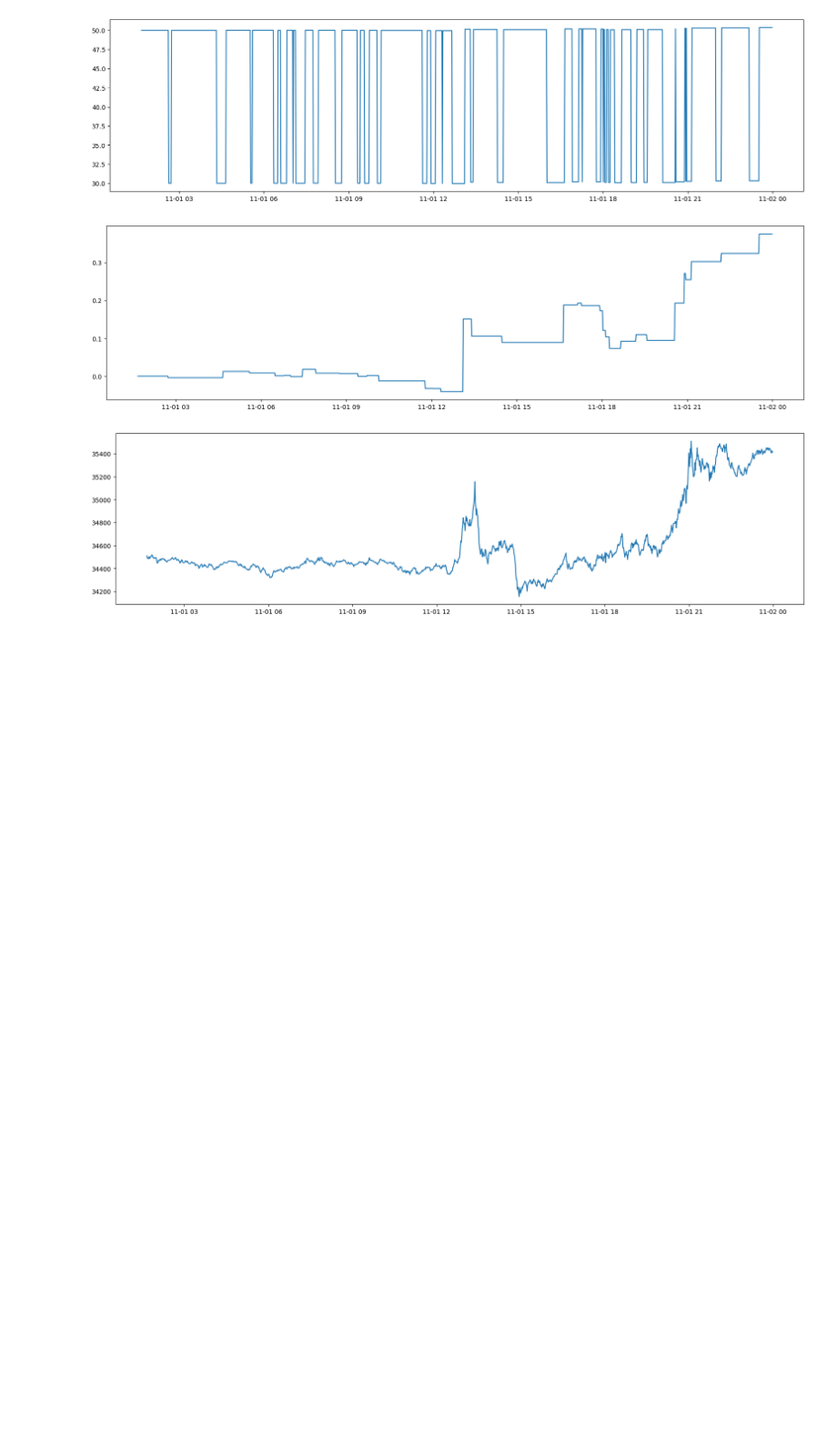
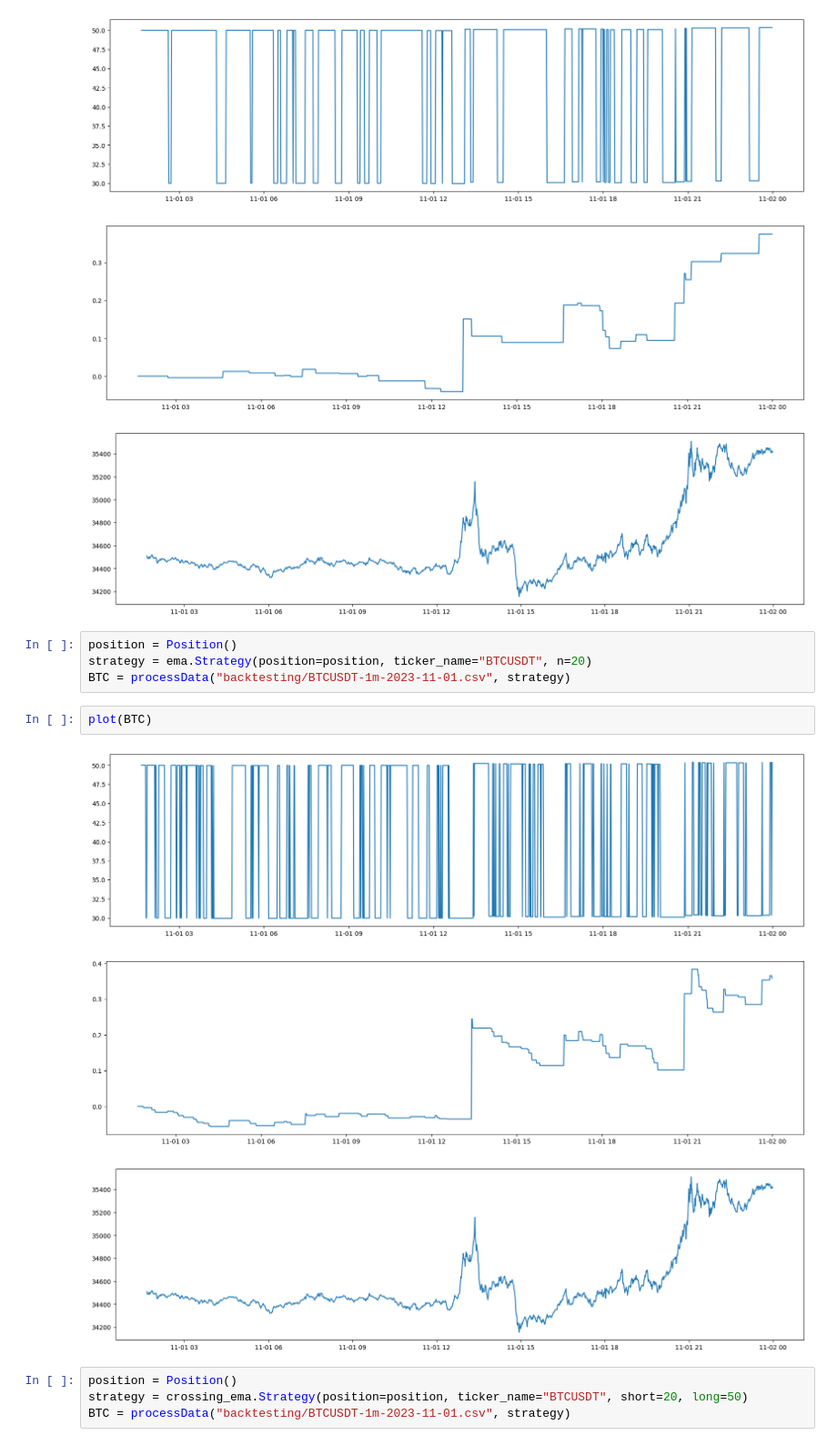
Before and after one commit to nahuelrabey/binance_panels, a Jupyter notebook: backtest.ipynb, the cells around one changed output. Shown at 91% size. Cells and saved outputs as stored; diff of their text form; blank space fills up the shorter version.

Commit message:
backtest different samples

```diff
--- a/backtest.ipynb
+++ b/backtest.ipynb
@@ -61,3 +63,17 @@ plot(BTC)
 [figure]
 [figure]
 [figure]
+# %%
+position = Position()
+strategy = ema.Strategy(position=position, ticker_name="BTCUSDT", n=20)
+BTC = processData("backtesting/BTCUSDT-1m-2023-11-01.csv", strategy)
+# %%
+plot(BTC)
+# %% [output]
+[figure, added]
+[figure, added]
+[figure, added]
+# %%
+position = Position()
+strategy = crossing_ema.Strategy(position=position, ticker_name="BTCUSDT", short=20, long=50)
+BTC = processData("backtesting/BTCUSDT-1m-2023-11-01.csv", strategy)
```
Also changed, not shown: parts of 2 cells of this notebook.
